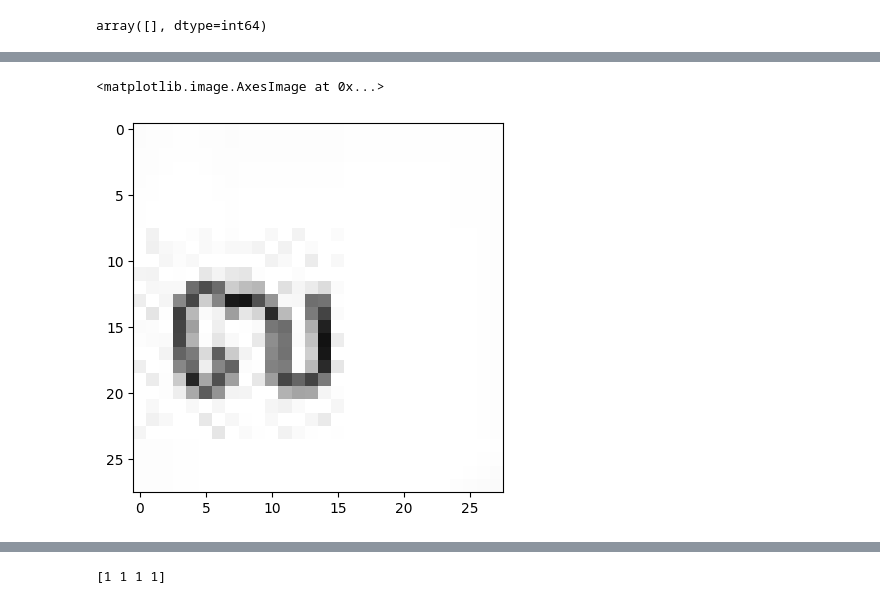
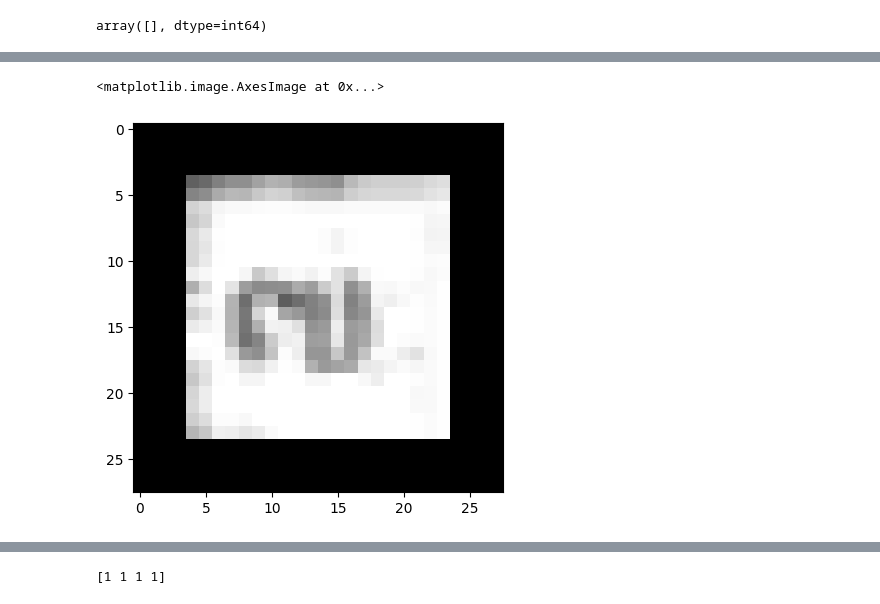
Before and after one commit to lyvathanaudom/digits_classifier, a Jupyter notebook: notebooks/02_decision_tree_training.ipynb, the cells around one changed output, grey strips where cells are left out. Drawn from its saved outputs; the diff is of its cells as text; code cells hidden in the pictures.

```diff
--- a/notebooks/02_decision_tree_training.ipynb
+++ b/notebooks/02_decision_tree_training.ipynb
@@ -401,12 +413,12 @@ plt.imshow(img)
 # %%
 import matplotlib.pyplot as plt
 
-img = np.reshape(X_test[(y_test == 7) & (y_pred == 7)][1], (28, 28, 3))
+img = np.reshape(X_test[(y_test == 7) & (y_pred == 7)][0], (28, 28, 3))
 
 plt.imshow(img)
 # %% [output]
 <matplotlib.image.AxesImage at 0x...>
-[figure, old version]
+[figure, new version]
 # %%
 import matplotlib.pyplot as plt
 
```
Also changed, not shown: parts of 10 cells of this notebook.
